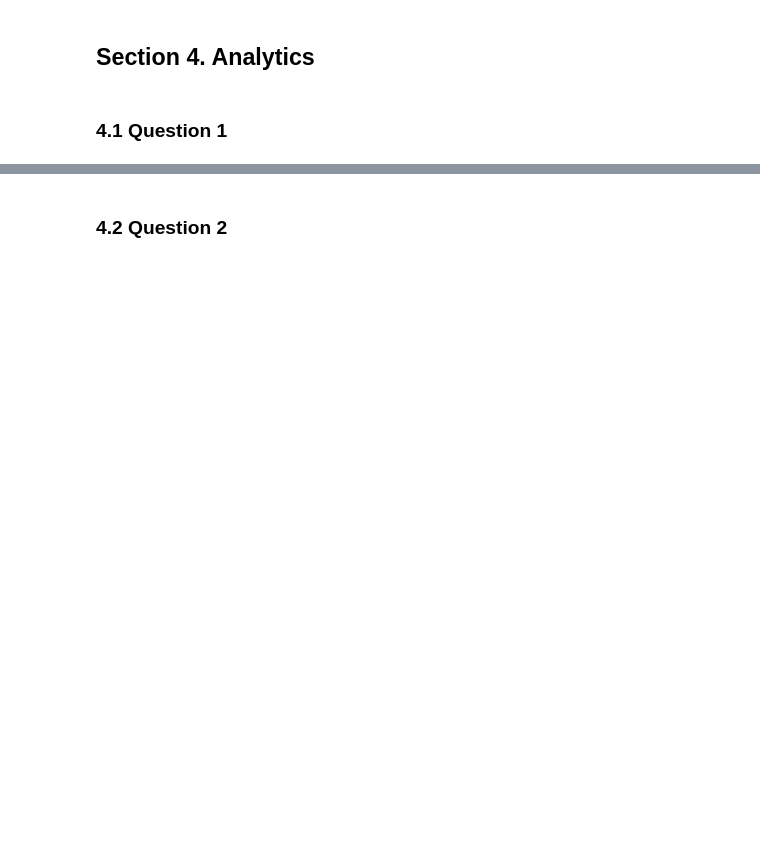
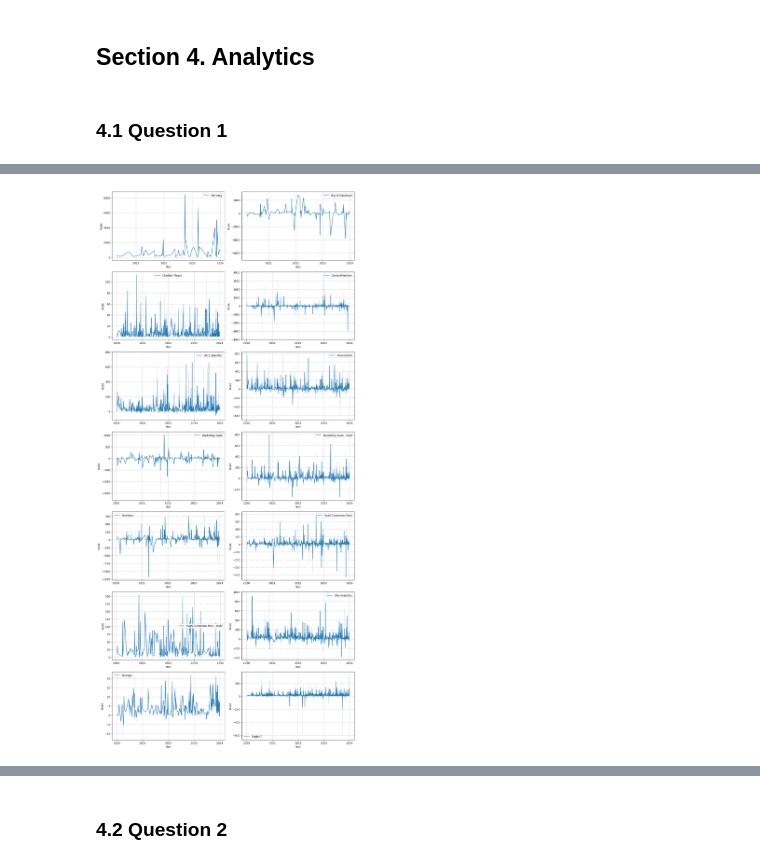
Before and after one commit to dhanylatief/SaaS_Sales, a Jupyter notebook: notebooks/1.0-mdl-inital-data-exploration.ipynb, the cells around one changed output, grey strips where cells are left out. Drawn from its saved outputs; the diff is of its cells as text; code cells hidden in the pictures; blank space fills up the shorter version.

```diff
--- a/notebooks/1.0-mdl-inital-data-exploration.ipynb
+++ b/notebooks/1.0-mdl-inital-data-exploration.ipynb
@@ -192,3 +211,3 @@ Order Date is better converted to a datetime object to make visualization easier
 # %%
 df['Order Date'] = pd.to_datetime(df['Order Date'])
-df = df.drop("Date Key", axis=1)
+df = df.drop(["Row ID", "Date Key"], axis=1)
@@ -195,5 +218,5 @@ df = df.drop("Date Key", axis=1)
 # %%
-df[['Row ID','Customer ID']] = df[['Row ID','Customer ID']].astype('object')
+df['Customer ID'] = df['Customer ID'].astype('str')
 # %%
 df.to_csv(r'..\data\cleaned\SaaS-Sales-cleaned.csv', index=False)
 # %% [markdown]
@@ -202,0 +265,16 @@ df.to_csv(r'..\data\cleaned\SaaS-Sales-cleaned.csv', index=False)
+# %%
+products = df['Product'].unique()
+plt.figure(figsize=(14, 30))
+# plt.title('Products Profits by Year')
+for idx, product in enumerate(products):
+    ax = plt.subplot(7,2,idx+1)
+    sns.lineplot(x=df['Order Date'], y=df['Profit'][df['Product'] == product], ax=ax, label=product)
+    ax.xaxis.set_major_locator(mdates.YearLocator())
+    ax.xaxis.set_major_formatter(mdates.DateFormatter('%Y'))
+    ax.set_xlabel('Year')
+    ax.set_ylabel('Profit')
+    ax.grid(linestyle='--')
+plt.tight_layout()
+plt.show()
+# %% [output]
+[figure, added]
```
Also changed, not shown: parts of 22 cells of this notebook, 1 other file.
